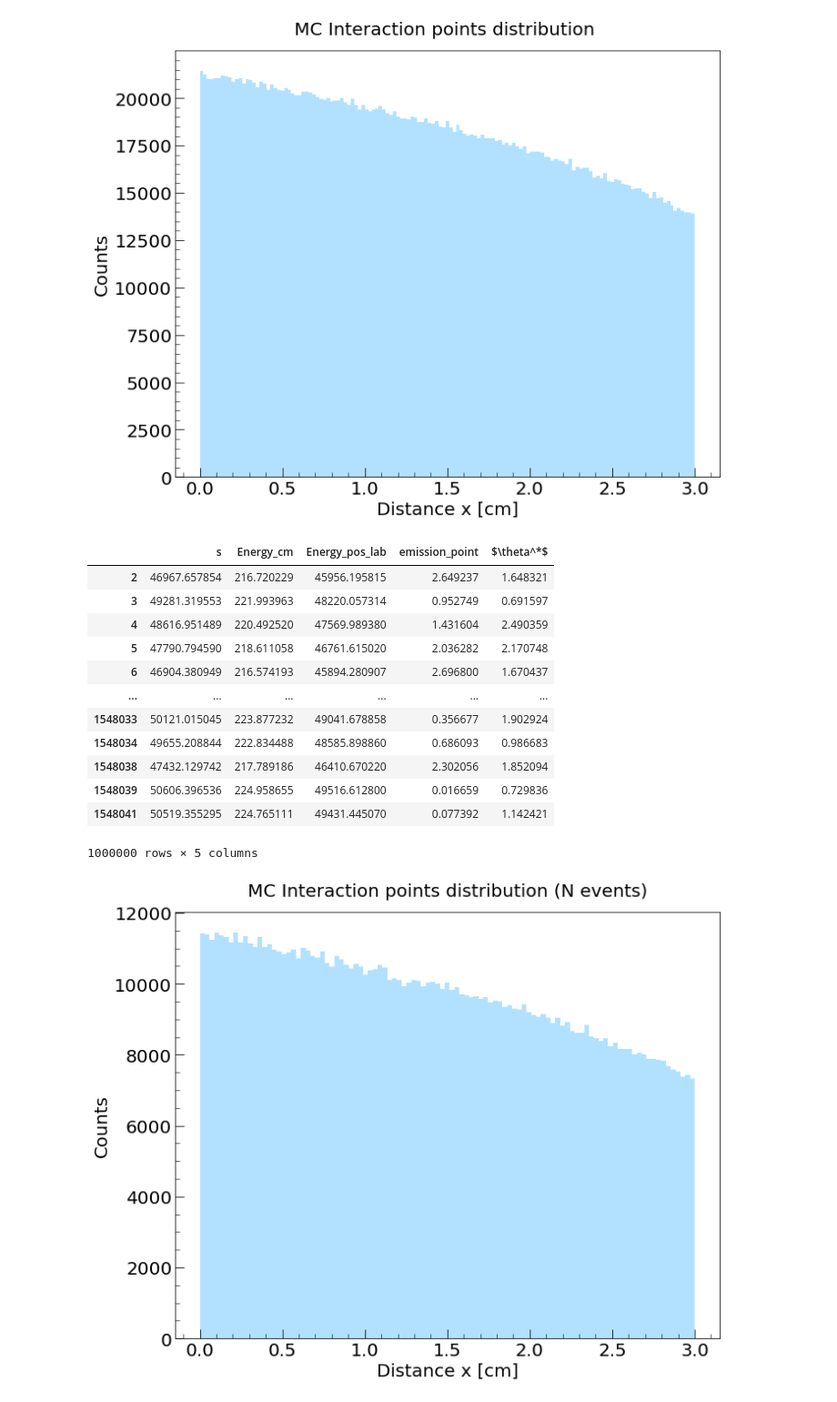
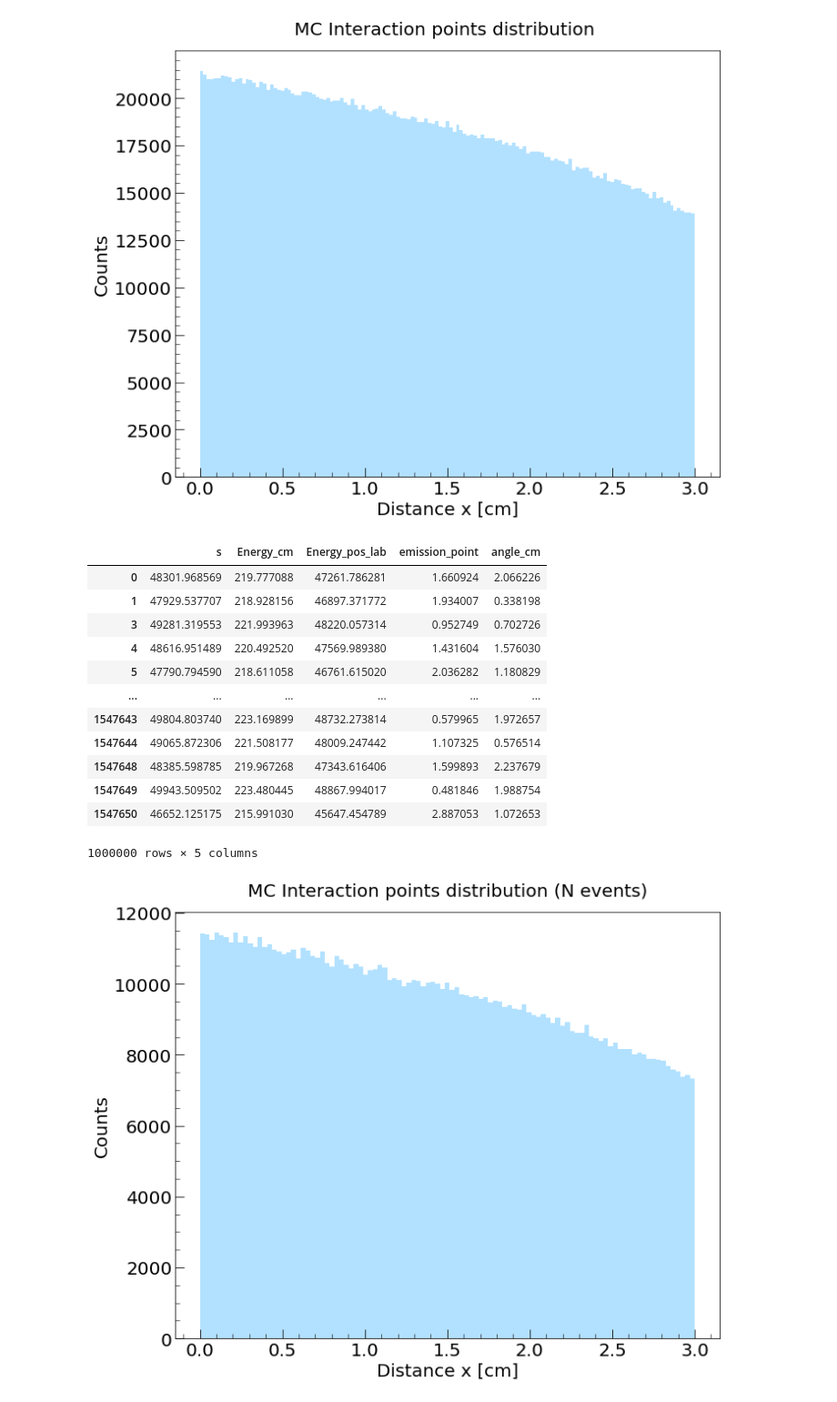
Before and after one commit to vanessacerrone/LEMMA_project, a Jupyter notebook: project_final.ipynb, the cells around one changed output. Shown at 91% size. Cells and saved outputs as stored; diff of their text form; code cells hidden in the pictures.

```diff
--- a/project_final.ipynb
+++ b/project_final.ipynb
@@ -2469,46 +2469,46 @@ plt.show()
 # %%
 # Apply accept-reject on previously accepted points according to cross section in each interval
 
 # Generate angles in CoM frame
 angles = np.random.uniform(0, np.pi, len(accepted_events))
 # angles that follow wanted distribution
 check_ang = np.random.uniform(0, ang(s_att(accepted_events, E_0,properties.X0[1]),np.pi/2), len(accepted_events))
 
 # create Dataframe
 
 df_energies_mono_att = pd.DataFrame(s_att(accepted_events, E_0, properties.X0[1]), columns = ['s']) # s  [MeV^2]
 df_energies_mono_att['Energy_cm'] = np.sqrt(df_energies_mono_att['s'])                              # sqrt(s) [MeV]
 df_energies_mono_att['Energy_pos_lab'] = E_0 * np.exp(- accepted_events/properties.X0[1])           # E_lab for accepted events [MeV]
 df_energies_mono_att['Angles'] = angles
 df_energies_mono_att['emission_point'] = accepted_events                                            # column with interaction point
 df_energies_mono_att['check']  = check_ang
 
 # accept only the events that satisfy the condition, i.e. follow the wanted distribution
-df_energies_mono_att[r'$\theta^*$']  = df_energies_mono_att.Angles[df_energies_mono_att.check
+df_energies_mono_att['angle_cm']  = df_energies_mono_att.Angles[df_energies_mono_att.check
                             < ang(df_energies_mono_att.s, df_energies_mono_att.Angles)]
 
 # drop columns with NaN -> events that do not follow the distribution
 df_energies_mono_att = df_energies_mono_att.dropna()
 # keep only N events
 df_energies_mono_att = df_energies_mono_att.iloc[:N]
 # drop useless columns
 df_energies_mono_att.drop('Angles', inplace = True, axis = 1)
 df_energies_mono_att.drop('check', inplace = True, axis = 1)
 
 df_energies_mono_att
 # %% [output]
-|  | s | Energy_cm | Energy_pos_lab | emission_point | $\theta^*$ |
-| 2 | 46967.657854 | 216.720229 | 45956.195815 | 2.649237 | 1.648321 |
-| 3 | 49281.319553 | 221.993963 | 48220.057314 | 0.952749 | 0.691597 |
-| 4 | 48616.951489 | 220.492520 | 47569.989380 | 1.431604 | 2.490359 |
-| 5 | 47790.794590 | 218.611058 | 46761.615020 | 2.036282 | 2.170748 |
-| 6 | 46904.380949 | 216.574193 | 45894.280907 | 2.696800 | 1.670437 |
+|  | s | Energy_cm | Energy_pos_lab | emission_point | angle_cm |
+| 0 | 48301.968569 | 219.777088 | 47261.786281 | 1.660924 | 2.066226 |
+| 1 | 47929.537707 | 218.928156 | 46897.371772 | 1.934007 | 0.338198 |
+| 3 | 49281.319553 | 221.993963 | 48220.057314 | 0.952749 | 0.702726 |
+| 4 | 48616.951489 | 220.492520 | 47569.989380 | 1.431604 | 1.576030 |
+| 5 | 47790.794590 | 218.611058 | 46761.615020 | 2.036282 | 1.180829 |
 | ... | ... | ... | ... | ... | ... |
-| 1548033 | 50121.015045 | 223.877232 | 49041.678858 | 0.356677 | 1.902924 |
-| 1548034 | 49655.208844 | 222.834488 | 48585.898860 | 0.686093 | 0.986683 |
-| 1548038 | 47432.129742 | 217.789186 | 46410.670220 | 2.302056 | 1.852094 |
-| 1548039 | 50606.396536 | 224.958655 | 49516.612800 | 0.016659 | 0.729836 |
-| 1548041 | 50519.355295 | 224.765111 | 49431.445070 | 0.077392 | 1.142421 |
+| 1547643 | 49804.803740 | 223.169899 | 48732.273814 | 0.579965 | 1.972657 |
+| 1547644 | 49065.872306 | 221.508177 | 48009.247442 | 1.107325 | 0.576514 |
+| 1547648 | 48385.598785 | 219.967268 | 47343.616406 | 1.599893 | 2.237679 |
+| 1547649 | 49943.509502 | 223.480445 | 48867.994017 | 0.481846 | 1.988754 |
+| 1547650 | 46652.125175 | 215.991030 | 45647.454789 | 2.887053 | 1.072653 |
 1000000 rows × 5 columns
 # %%
 # Plotting the final distribution of interaction points considering only N events
```
Also changed, not shown: parts of 3 cells of this notebook, 1 other file.
